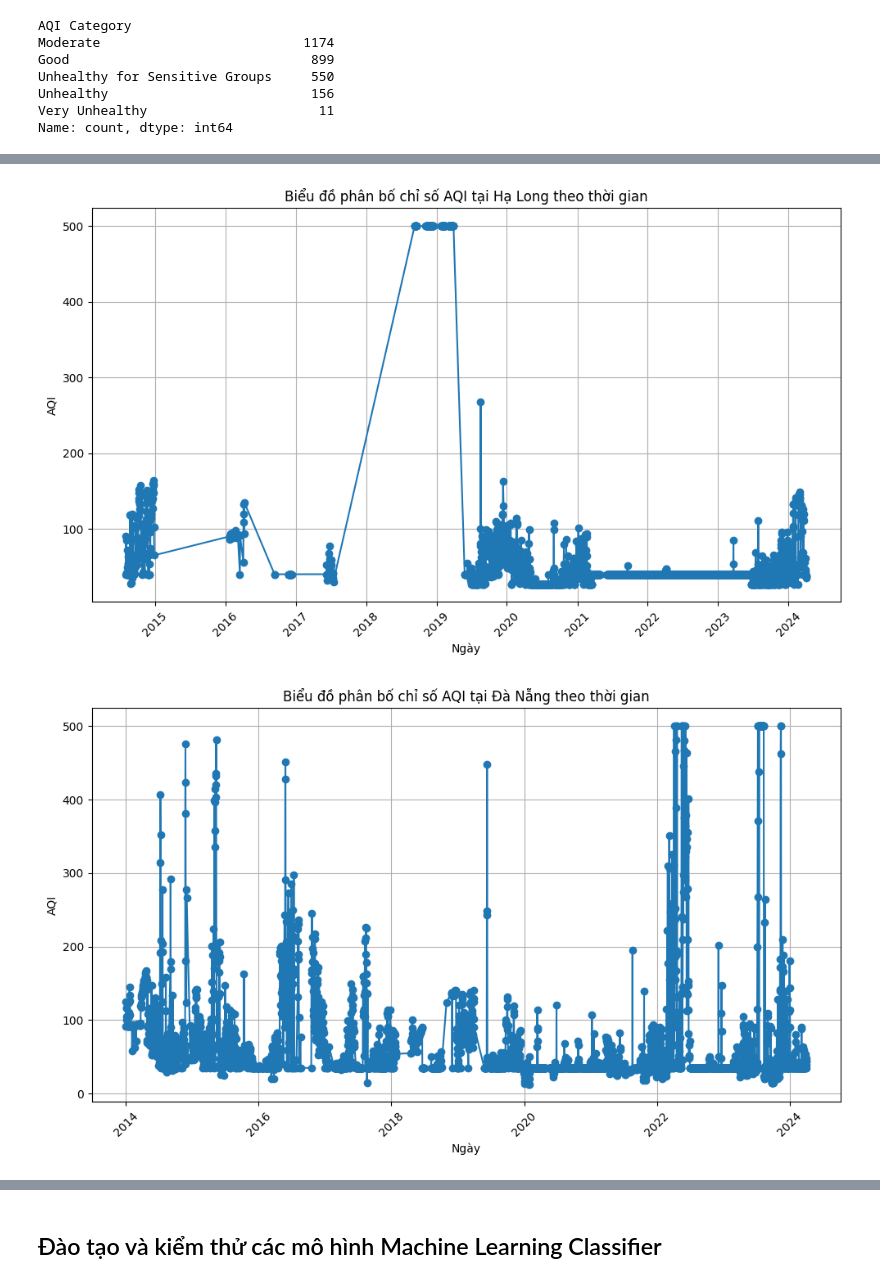
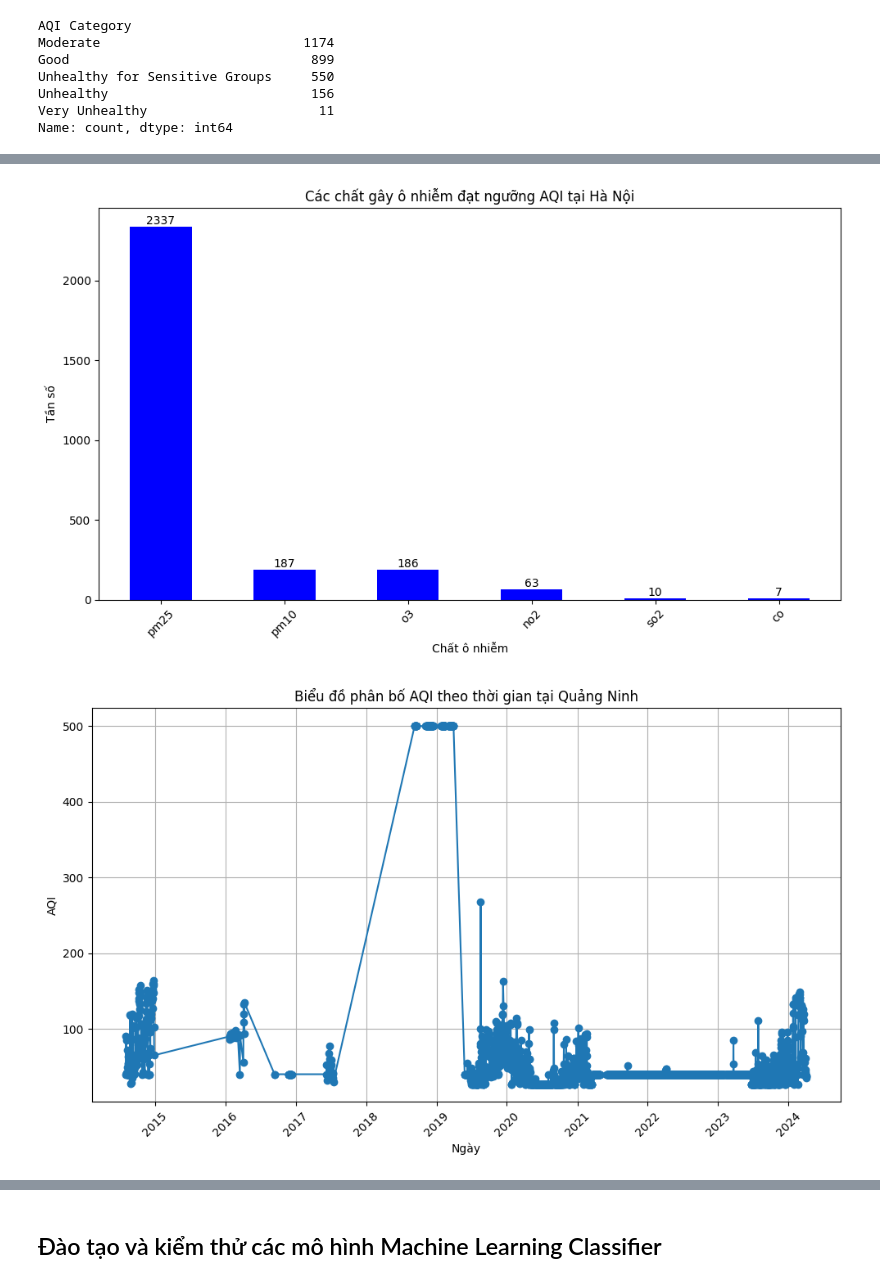
Before and after one commit to quannm2k2/analytic_aqi_vietnam, a Jupyter notebook: notebook.ipynb, the cells around one changed output, grey strips where cells are left out. Saved outputs shown, nothing was run; the diff lists cells and outputs as text; code cells hidden in the pictures.

Commit message:
đổi tên file, thêm biểu đồ so sánh mô hình ML

```diff
--- a/notebook.ipynb
+++ b/notebook.ipynb
@@ -224,7 +224,7 @@ def aqi_classification(df):
     return df
 # %%
 hanoi_df = aqi_classification(hanoi_df)
-ha_long_df = aqi_classification(ha_long_df)
+quang_ninh_df = aqi_classification(quang_ninh_df)
 da_nang_df = aqi_classification(da_nang_df)
 nha_trang_df = aqi_classification(nha_trang_df)
 # %%
@@ -264,12 +269,52 @@ def aqi_graph_over_time(df, name):
     plt.xticks(rotation=45)  # Xoay nhãn trục x để dễ đọc
     plt.tight_layout()
     plt.show()
+# %%
+# Tạo bảng cột để phân tích kiểm tra các chất gây ô nhiễm thường xuyên nhất gây ra AQI
+def frequency_of_pollutants(df, name, start_time=None, end_time=None):
+    # Tạo biểu đồ
+    plt.figure(figsize=(10, 6))
+
+    if start_time and end_time:
+        df = df[(df['date'] >= start_time) & (df['date'] <= end_time)]
+
+    # Tạo một DataFrame mới chỉ chứa các chỉ số độc hại có giá trị lớn nhất
+    max_pollutants_df = df.loc[:, ['pm25', 'pm10', 'o3', 'no2', 'so2', 'co']].idxmax(axis=1)
+
+    # Đếm số lượng các chỉ số độc hại tạo ra AQI
+    max_pollutants_counts = max_pollutants_df.value_counts()
+
+    # Vẽ biểu đồ cột
+    ax = max_pollutants_counts.plot(kind='bar', color='blue')
+
+    # Đặt tiêu đề và nhãn cho biểu đồ
+    plt.title(f'Các chất gây ô nhiễm đạt ngưỡng AQI tại {name}')
+    plt.xlabel('Chất ô nhiễm')
+    plt.ylabel('Tần số')
+
+    # Hiển thị số lượng chi tiết trên mỗi cột
+    for i, count in enumerate(max_pollutants_counts):
+        ax.text(i, count + 0.1, str(count), ha='center', va='bottom')
+
+    # Hiển thị biểu đồ
+    plt.xticks(rotation=45)  # Xoay nhãn trục x để dễ đọc hơn
+    plt.tight_layout()
+    plt.show()
 # %%
 # Nhìn biểu đồ phân tích tần suất chỉ số AQI
 # ....
 
 aqi_graph_over_time(hanoi_df, 'Hà Nội')
-aqi_graph_over_time(ha_long_df, 'Hạ Long')
+frequency_of_pollutants(hanoi_df, 'Hà Nội')
+
+aqi_graph_over_time(quang_ninh_df, 'Quảng Ninh')
+frequency_of_pollutants(quang_ninh_df, 'Quảng Ninh')
+
 aqi_graph_over_time(da_nang_df, 'Đà Nẵng')
+frequency_of_pollutants(da_nang_df, 'Đà Nẵng')
+
 aqi_graph_over_time(nha_trang_df, 'Nha Trang')
+frequency_of_pollutants(nha_trang_df, 'Nha Trang')
+
+# Từ các biểu đồ sau phân tích
 # %% [output]
@@ -277,2 +322,2 @@ aqi_graph_over_time(nha_trang_df, 'Nha Trang')
-[figure, old version]
+[figure, new version]
-[figure, old version]
+[figure, new version]
```
Also changed, not shown: parts of 19 cells of this notebook, 1 other file.
